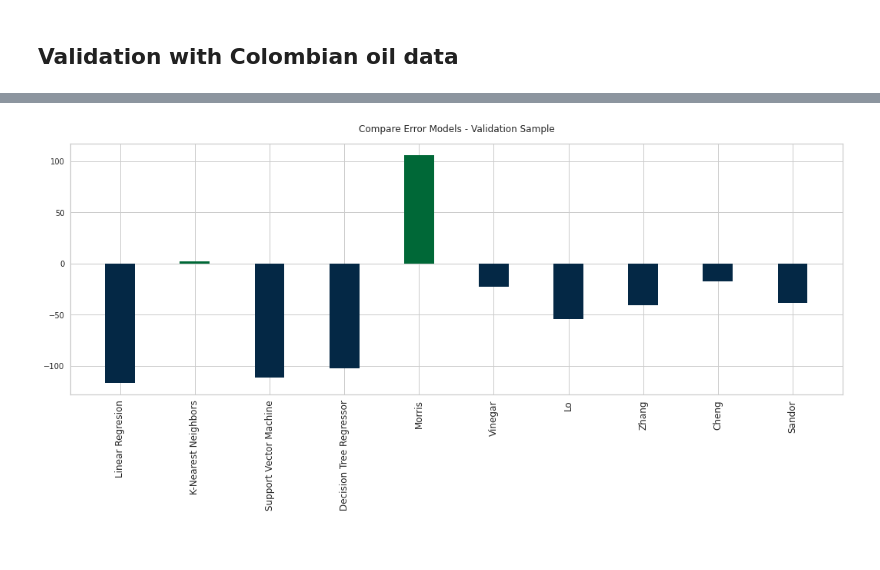
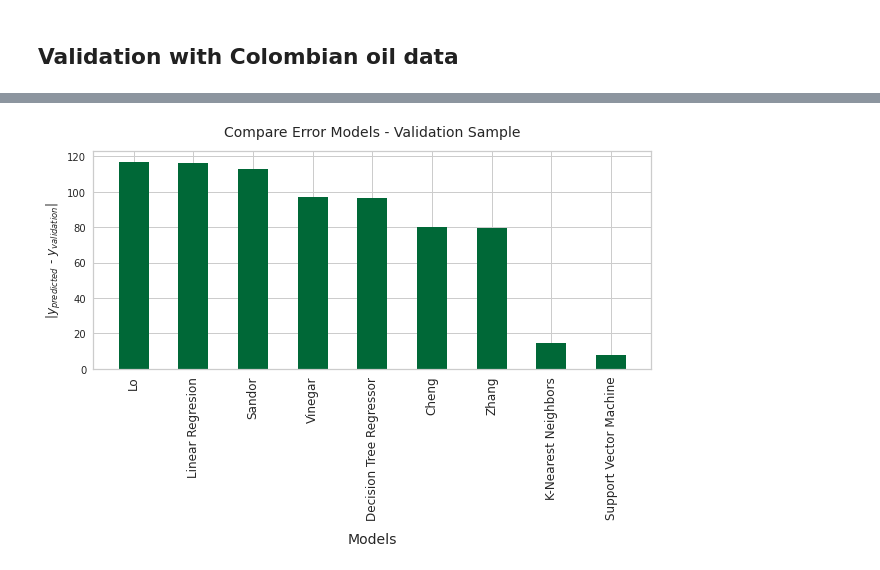
Before and after one commit to CDGUERREROB/visc_nmr_v2, a Jupyter notebook: notebooks/Oil_viscosity_model.ipynb, the cells around one changed output, grey strips where cells are left out. Cells and saved outputs as stored; diff of their text form; code cells hidden in the pictures; blank space fills up the shorter version.

```diff
--- a/notebooks/Oil_viscosity_model.ipynb
+++ b/notebooks/Oil_viscosity_model.ipynb
@@ -114,6 +114,10 @@ def feature_eng(df):
     df_fe['log(T2lm)/TE'] = np.log(df['T2lm (ms)'])/df['TE (ms)']
     df_fe['log(Temp)/TE'] = np.log(df['Temperature (°F)'])/df['TE (ms)']
     df_fe['log(TE)'] = np.log(df['TE (ms)'])
+    df_fe['log(T2lm)'] = np.log(df['T2lm (ms)'])
+    df_fe['1/log(T2lm)'] = 1/np.log(df['T2lm (ms)'])
+    df_fe['1/log(Temp)'] = 1/np.log(df['Temperature (°F)'])
+    df_fe['1/log(TE)'] = 1/np.log(df['TE (ms)'])
 
     return df_fe
 
@@ -246,7 +268,7 @@ R²_train: 0.98                   R²_test: 0.97
 # %%
 from sklearn.svm import SVR
 
-SVR_model = SVR(kernel='rbf', C=256, degree=1, tol=0.01, epsilon=0.05)
+SVR_model = SVR(kernel='rbf', C=128, degree=1, tol=0.01, epsilon=0.05)
 
 SVR_model.fit(X_train, y_train)
 y_test_SVR = SVR_model.predict(X_test)
@@ -265,7 +287,7 @@ R²_train: 0.97                   R²_test: 0.97
 # %%
 from sklearn.tree import DecisionTreeRegressor
 
-DTR = DecisionTreeRegressor(max_depth=6)
+DTR = DecisionTreeRegressor(max_depth=5)
 
 DTR.fit(X_train, y_train)
 
@@ -329,21 +346,21 @@ well_val = pd.DataFrame(
     data = {
         'T2lm (ms)': 64.3017,
         'Temperature (°F)': 198.7,
-        'TE (ms)': 0.475,
+        'TE (ms)': 0.35,
         'Viscosity (cP)': 120.167,
-        'Temperature (K)': 366.483
+        'Temperature (K)': 365.76111
         },
         index=[0])
 
 well_val_fe = feature_eng(well_val)
 
 X_val = well_val_fe[X.columns].values
-y_val = np.log10(well_val_fe['Viscosity (cP)']).values
+y_val = well_val_fe['Viscosity (cP)'].values
 
 
-print('Multi linear regression model\t', f'Real data: {10**y_val}\t', f'Predicted data: {10**MLR.predict(X_val)}')
-print('K-Nearest Neighbors model\t', f'Real data: {10**y_val}\t', f'Predicted data: {10**KNN.predict(X_val)}')
-print('Support Vector Regressor model\t', f'Real data: {10**y_val}\t', f'Predicted data: {10**SVR_model.predict(X_val)}')
-print('Decision Tree Regressor model\t', f'Real data: {10**y_val}\t', f'Predicted data: {10**DTR.predict(X_val)}')
-print('Multilayer Perceptron model\t', f'Real data: {10**y_val}\t', f'Predicted data: {10**MLPR.predict(X_val)}')
+print('Multi linear regression model\t', f'Real data: {y_val}\t', f'Predicted data: {10**MLR.predict(X_val)}')
+print('K-Nearest Neighbors model\t', f'Real data: {y_val}\t', f'Predicted data: {10**KNN.predict(X_val)}')
+print('Support Vector Regressor model\t', f'Real data: {y_val}\t', f'Predicted data: {10**SVR_model.predict(X_val)}')
+print('Decision Tree Regressor model\t', f'Real data: {y_val}\t', f'Predicted data: {10**DTR.predict(X_val)}')
+print('Multilayer Perceptron model\t', f'Real data: {y_val}\t', f'Predicted data: {10**MLPR.predict(X_val)}')
 # %% [output]
@@ -417,20 +488,24 @@ error = pd.DataFrame({'Model':
 # %%
-fig,ax = plt.subplots(figsize=(18,6))
-plt.title('Compare Error Models - Validation Sample', pad=15)
+fig,ax = plt.subplots(figsize=(10,4))
+plt.title('Compare Error Models - Validation Sample', pad=15, size=14)
 labels = error.index.tolist()
-width = 0.4
+width = 0.5
 x = np.arange(len(labels))
 ax.bar(
     x,
-    error['error'],
+    abs(error['error']),
     width=width,
-    color=(error['error'] > 0).map({True: '#006837', False: '#042845'}),
-    align='center'
+    color='#006837',
+    align='center',
     )
+
+ax.set_ylabel(r'|$y_{predicted}$ - $y_{validation}$|', size=12)
+ax.set_xlabel('Models', size=14)
+ax.xaxis.set_label_coords(0.5, -0.75)
 ax.set_xticks(x)
 ax.set_xticklabels(labels, fontdict={'fontsize':12}, rotation=90)
 plt.savefig(f'../reports/figures/compare_validation.png', dpi=500, bbox_inches='tight', transparent = True)
 
 plt.show();
 # %% [output]
-[figure, old version]
+[figure, new version]
```
Also changed, not shown: parts of 25 cells of this notebook, 18 other files.
